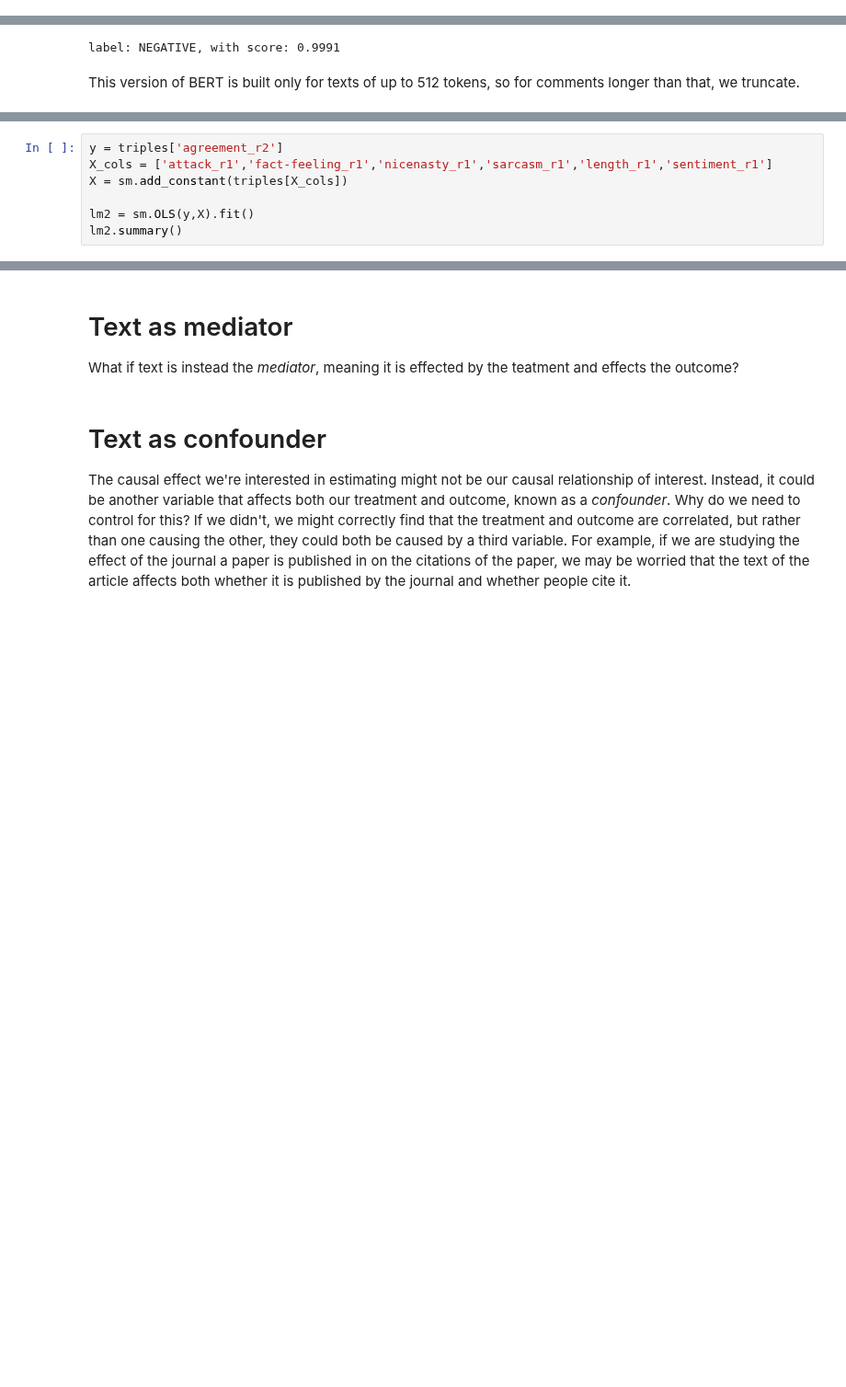
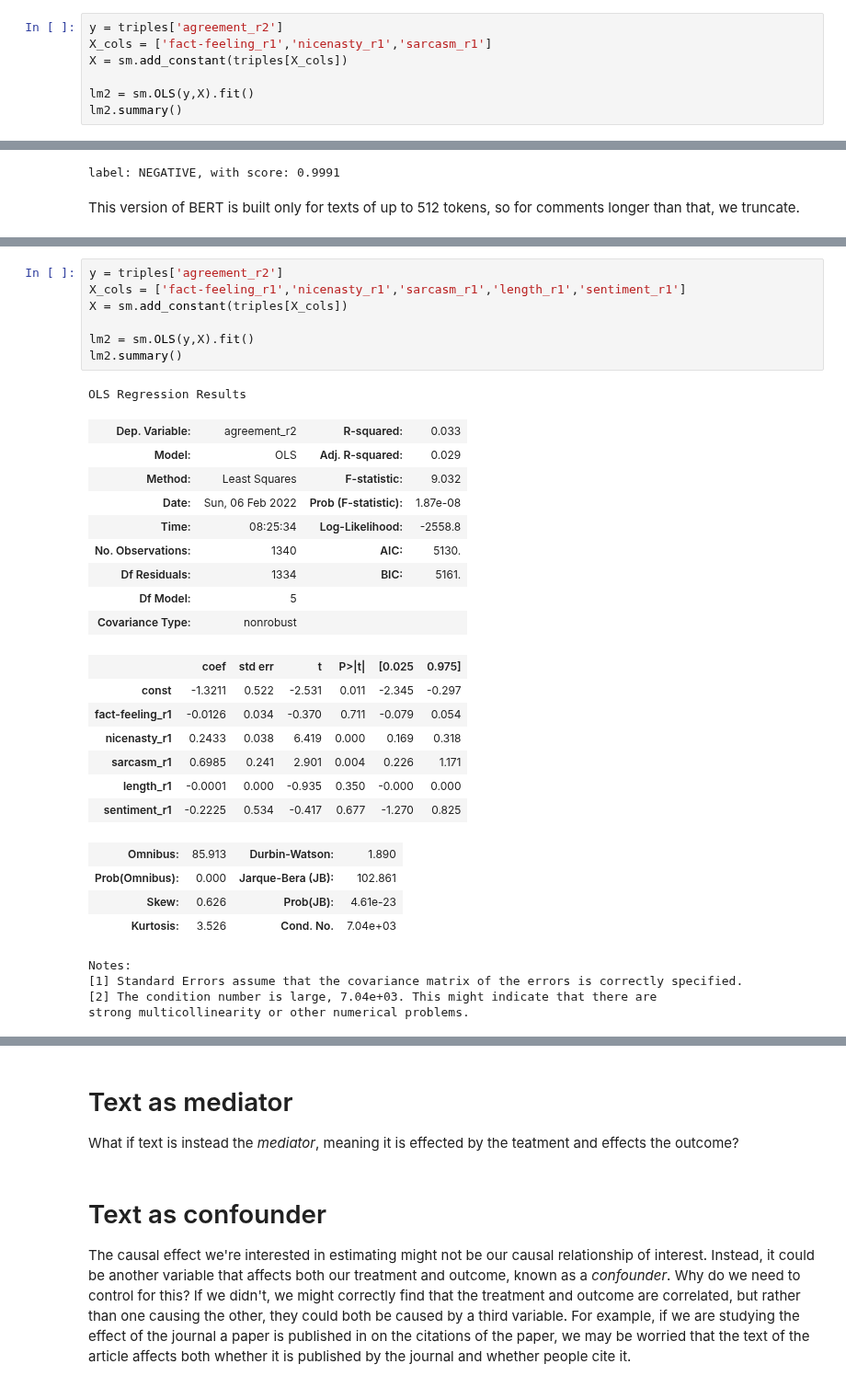
Before and after one commit to UChicago-Computational-Content-Analysis/Homework-Notebooks-2023, a Jupyter notebook: week-6/6-Prediction-and-Causal-Inference.ipynb, the cells around one changed output, grey strips where cells are left out. Shown at 92% size. Cells and saved outputs as stored; diff of their text form; blank space fills up the shorter version.

```diff
--- a/week-6/6-Prediction-and-Causal-Inference.ipynb
+++ b/week-6/6-Prediction-and-Causal-Inference.ipynb
@@ -204,0 +217,7 @@ Notes:
+# %%
+y = triples['agreement_r2']
+X_cols = ['fact-feeling_r1','nicenasty_r1','sarcasm_r1']
+X = sm.add_constant(triples[X_cols])
+
+lm2 = sm.OLS(y,X).fit()
+lm2.summary()
@@ -225,7 +268,33 @@ triples['sentiment_r2'] = triples['response2'].apply(lambda x: sentiment(x[:512]
 # %%
 y = triples['agreement_r2']
-X_cols = ['attack_r1','fact-feeling_r1','nicenasty_r1','sarcasm_r1','length_r1','sentiment_r1']
+X_cols = ['fact-feeling_r1','nicenasty_r1','sarcasm_r1','length_r1','sentiment_r1']
 X = sm.add_constant(triples[X_cols])
 
 lm2 = sm.OLS(y,X).fit()
 lm2.summary()
+# %% [output]
+OLS Regression Results
+| Dep. Variable: | agreement_r2 | R-squared: | 0.033 |
+| Model: | OLS | Adj. R-squared: | 0.029 |
+| Method: | Least Squares | F-statistic: | 9.032 |
+| Date: | Sun, 06 Feb 2022 | Prob (F-statistic): | 1.87e-08 |
+| Time: | 08:25:34 | Log-Likelihood: | -2558.8 |
+| No. Observations: | 1340 | AIC: | 5130. |
+| Df Residuals: | 1334 | BIC: | 5161. |
+| Df Model: | 5 |  |  |
+| Covariance Type: | nonrobust |  |  |
+|  | coef | std err | t | P>|t| | [0.025 | 0.975] |
+| const | -1.3211 | 0.522 | -2.531 | 0.011 | -2.345 | -0.297 |
+| fact-feeling_r1 | -0.0126 | 0.034 | -0.370 | 0.711 | -0.079 | 0.054 |
+| nicenasty_r1 | 0.2433 | 0.038 | 6.419 | 0.000 | 0.169 | 0.318 |
+| sarcasm_r1 | 0.6985 | 0.241 | 2.901 | 0.004 | 0.226 | 1.171 |
+| length_r1 | -0.0001 | 0.000 | -0.935 | 0.350 | -0.000 | 0.000 |
+| sentiment_r1 | -0.2225 | 0.534 | -0.417 | 0.677 | -1.270 | 0.825 |
+| Omnibus: | 85.913 | Durbin-Watson: | 1.890 |
+| Prob(Omnibus): | 0.000 | Jarque-Bera (JB): | 102.861 |
+| Skew: | 0.626 | Prob(JB): | 4.61e-23 |
+| Kurtosis: | 3.526 | Cond. No. | 7.04e+03 |
+Notes:
+[1] Standard Errors assume that the covariance matrix of the errors is correctly specified.
+[2] The condition number is large, 7.04e+03. This might indicate that there are
+strong multicollinearity or other numerical problems.
```
Also changed, not shown: parts of 14 cells of this notebook, 1 other file.
